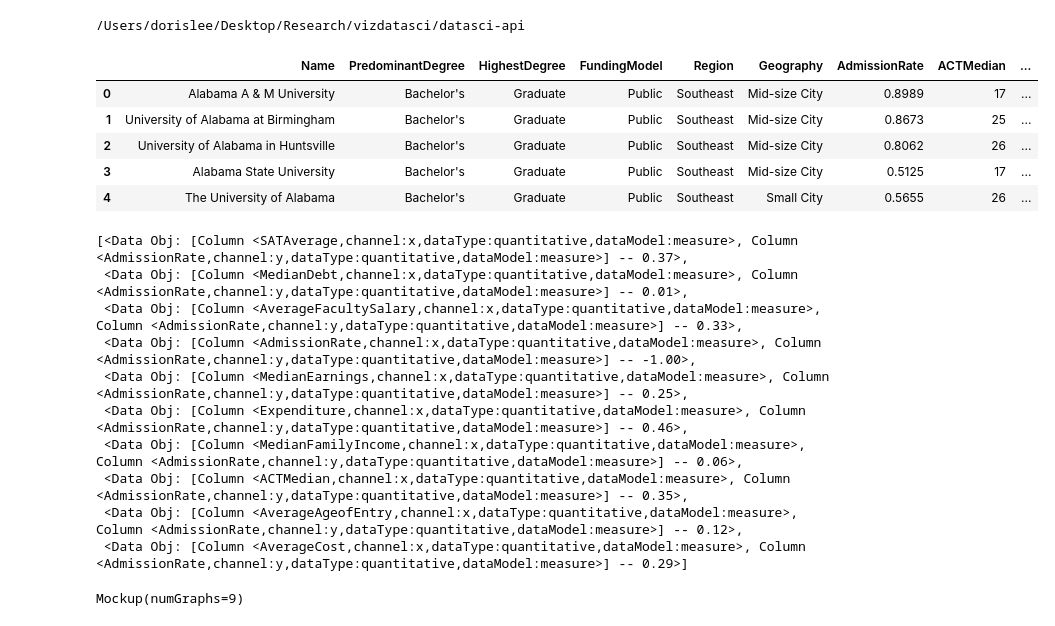
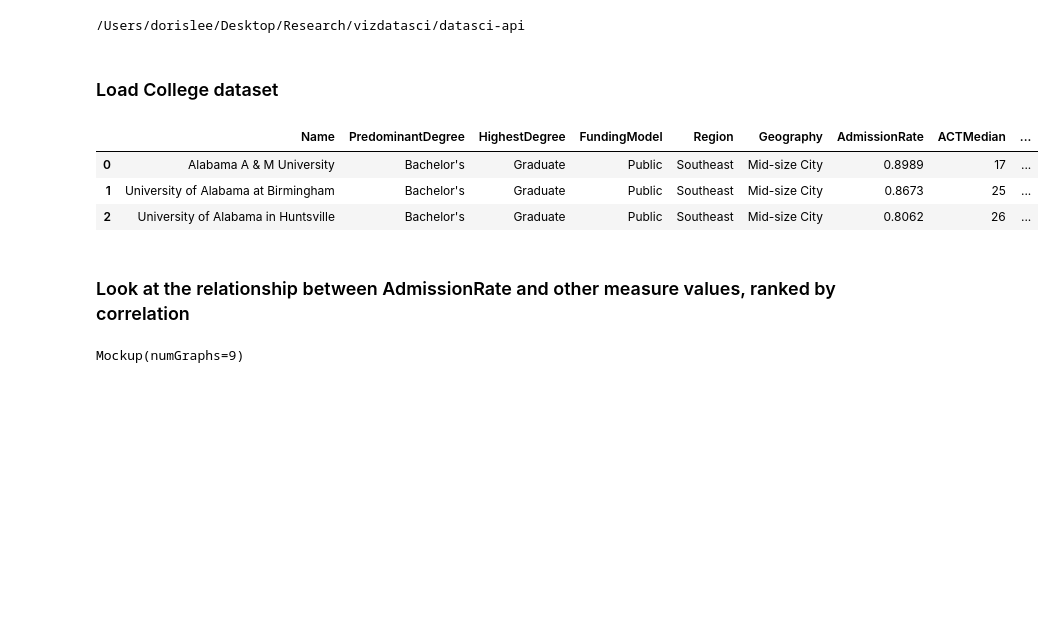
Before and after one commit to dorisjlee/datasci-api, a Jupyter notebook: ipynb/working_demo/System Demo.ipynb, the cells around one changed output. Saved outputs shown, nothing was run; the diff lists cells and outputs as text; code cells hidden in the pictures; blank space fills up the shorter version.

```diff
--- a/ipynb/working_demo/System Demo.ipynb
+++ b/ipynb/working_demo/System Demo.ipynb
@@ -9,5 +9,7 @@ from dataset.Dataset import Dataset
 from dataObj.dataObj import DataObj
 from dataObj.Row import Row
 from dataObj.Column import Column
+# %% [markdown]
+### Load College dataset
 # %%
 dataset = Dataset("data/college.csv",schema=[{"Year":{"dataType":"date"}}])
@@ -16,11 +16,11 @@ from action.Correlation import correlation
 # %%
-dataset.df.head()
+dataset.df.head(3)
 # %% [output]
 |  | Name | PredominantDegree | HighestDegree | FundingModel | Region | Geography | AdmissionRate | ACTMedian | ... |
 | 0 | Alabama A & M University | Bachelor's | Graduate | Public | Southeast | Mid-size City | 0.8989 | 17 | ... |
 | 1 | University of Alabama at Birmingham | Bachelor's | Graduate | Public | Southeast | Mid-size City | 0.8673 | 25 | ... |
 | 2 | University of Alabama in Huntsville | Bachelor's | Graduate | Public | Southeast | Mid-size City | 0.8062 | 26 | ... |
-| 3 | Alabama State University | Bachelor's | Graduate | Public | Southeast | Mid-size City | 0.5125 | 17 | ... |
-| 4 | The University of Alabama | Bachelor's | Graduate | Public | Southeast | Small City | 0.5655 | 26 | ... |
+# %% [markdown]
+### Look at the relationship between AdmissionRate and other measure values, ranked by correlation
 # %%
 dobj = DataObj(dataset,[Column("?",dataModel="measure"),Column("AdmissionRate")])
@@ -28,13 +27,2 @@ dobj.correlation()
 # %%
-dobj.compiled.collection
+# dobj.compiled.collection
-# %% [output]
-[<Data Obj: [Column <SATAverage,channel:x,dataType:quantitative,dataModel:measure>, Column <AdmissionRate,channel:y,dataType:quantitative,dataModel:measure>] -- 0.37>,
- <Data Obj: [Column <MedianDebt,channel:x,dataType:quantitative,dataModel:measure>, Column <AdmissionRate,channel:y,dataType:quantitative,dataModel:measure>] -- 0.01>,
- <Data Obj: [Column <AverageFacultySalary,channel:x,dataType:quantitative,dataModel:measure>, Column <AdmissionRate,channel:y,dataType:quantitative,dataModel:measure>] -- 0.33>,
- <Data Obj: [Column <AdmissionRate,channel:x,dataType:quantitative,dataModel:measure>, Column <AdmissionRate,channel:y,dataType:quantitative,dataModel:measure>] -- -1.00>,
- <Data Obj: [Column <MedianEarnings,channel:x,dataType:quantitative,dataModel:measure>, Column <AdmissionRate,channel:y,dataType:quantitative,dataModel:measure>] -- 0.25>,
- <Data Obj: [Column <Expenditure,channel:x,dataType:quantitative,dataModel:measure>, Column <AdmissionRate,channel:y,dataType:quantitative,dataModel:measure>] -- 0.46>,
- <Data Obj: [Column <MedianFamilyIncome,channel:x,dataType:quantitative,dataModel:measure>, Column <AdmissionRate,channel:y,dataType:quantitative,dataModel:measure>] -- 0.06>,
- <Data Obj: [Column <ACTMedian,channel:x,dataType:quantitative,dataModel:measure>, Column <AdmissionRate,channel:y,dataType:quantitative,dataModel:measure>] -- 0.35>,
- <Data Obj: [Column <AverageAgeofEntry,channel:x,dataType:quantitative,dataModel:measure>, Column <AdmissionRate,channel:y,dataType:quantitative,dataModel:measure>] -- 0.12>,
- <Data Obj: [Column <AverageCost,channel:x,dataType:quantitative,dataModel:measure>, Column <AdmissionRate,channel:y,dataType:quantitative,dataModel:measure>] -- 0.29>]
```
Also changed, not shown: parts of 9 cells of this notebook, 1 other file.
